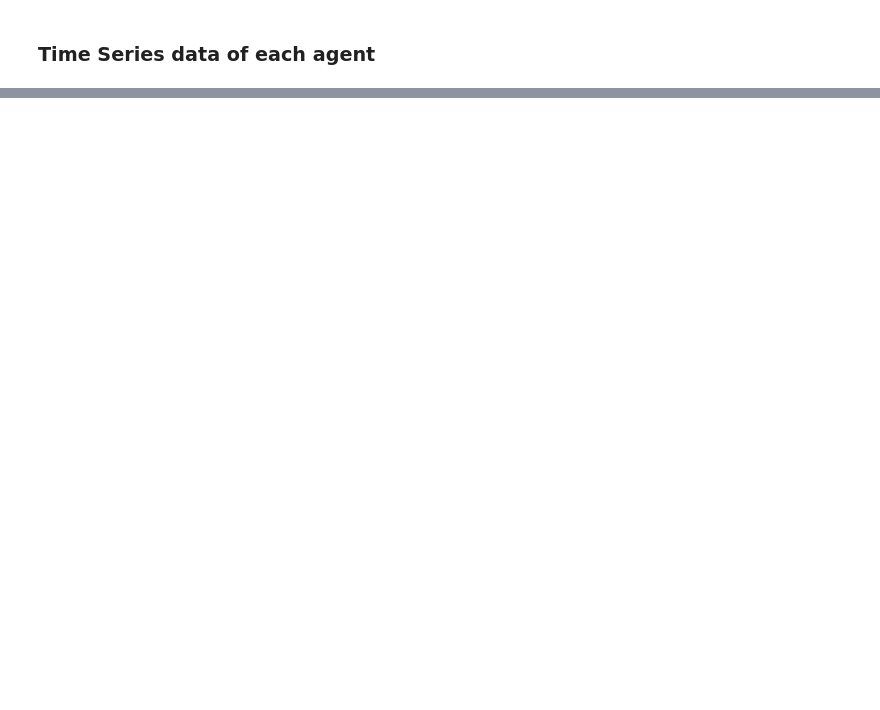
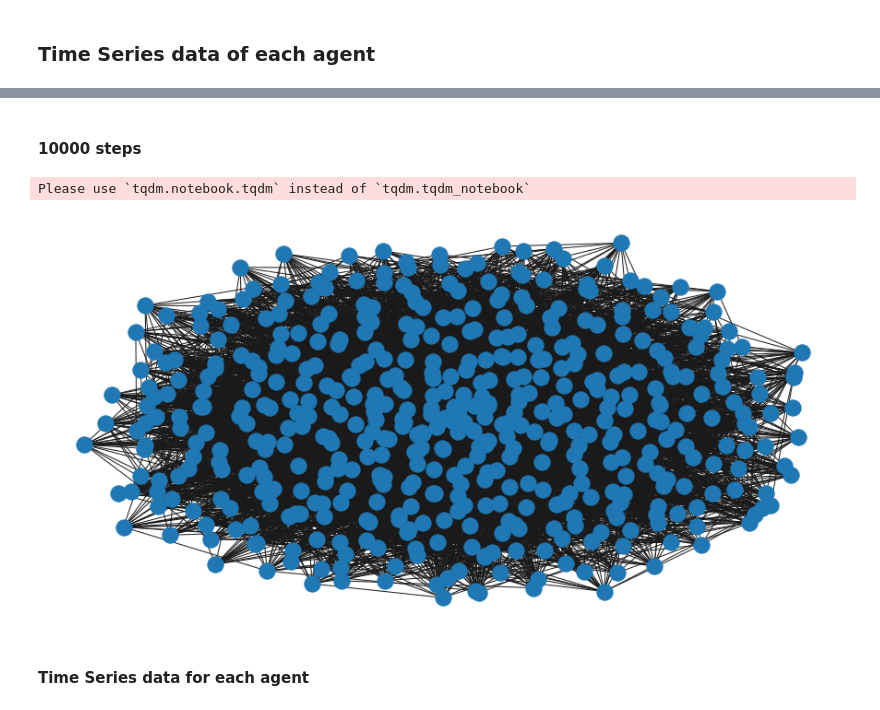
Before and after one commit to namithatresajoppan/GraduationResearchProject, a Jupyter notebook: Heterogenous Agents/Homophily_Network_Version1.ipynb, the cells around one changed output, grey strips where cells are left out. Saved outputs shown, nothing was run; the diff lists cells and outputs as text; code cells hidden in the pictures; blank space fills up the shorter version.

```diff
--- a/Heterogenous Agents/Homophily_Network_Version1.ipynb
+++ b/Heterogenous Agents/Homophily_Network_Version1.ipynb
@@ -152,0 +179,15 @@ plt.savefig("WealthDist_agent{}".format(agent))
+# %% [markdown]
+<h4> 10000 steps
+# %%
+N = 500
+num_nodes = 200
+T = 100
+steps1 = 10000
+model = BoltzmannWealthModelNetwork(T,N,num_nodes)
+model.run_model(steps1)
+model_df = model.datacollector.get_model_vars_dataframe()
+agent_df = model.datacollector.get_agent_vars_dataframe()
+agent_df.reset_index(level=1, inplace = True)
+# %% [output]
+Please use `tqdm.notebook.tqdm` instead of `tqdm.tqdm_notebook`
+[figure, added]
@@ -152,0 +200,2 @@ plt.savefig("WealthDist_agent{}".format(agent))
+# %% [markdown]
+<h4> Time Series data for each agent
```
Also changed, not shown: parts of 19 cells of this notebook.
